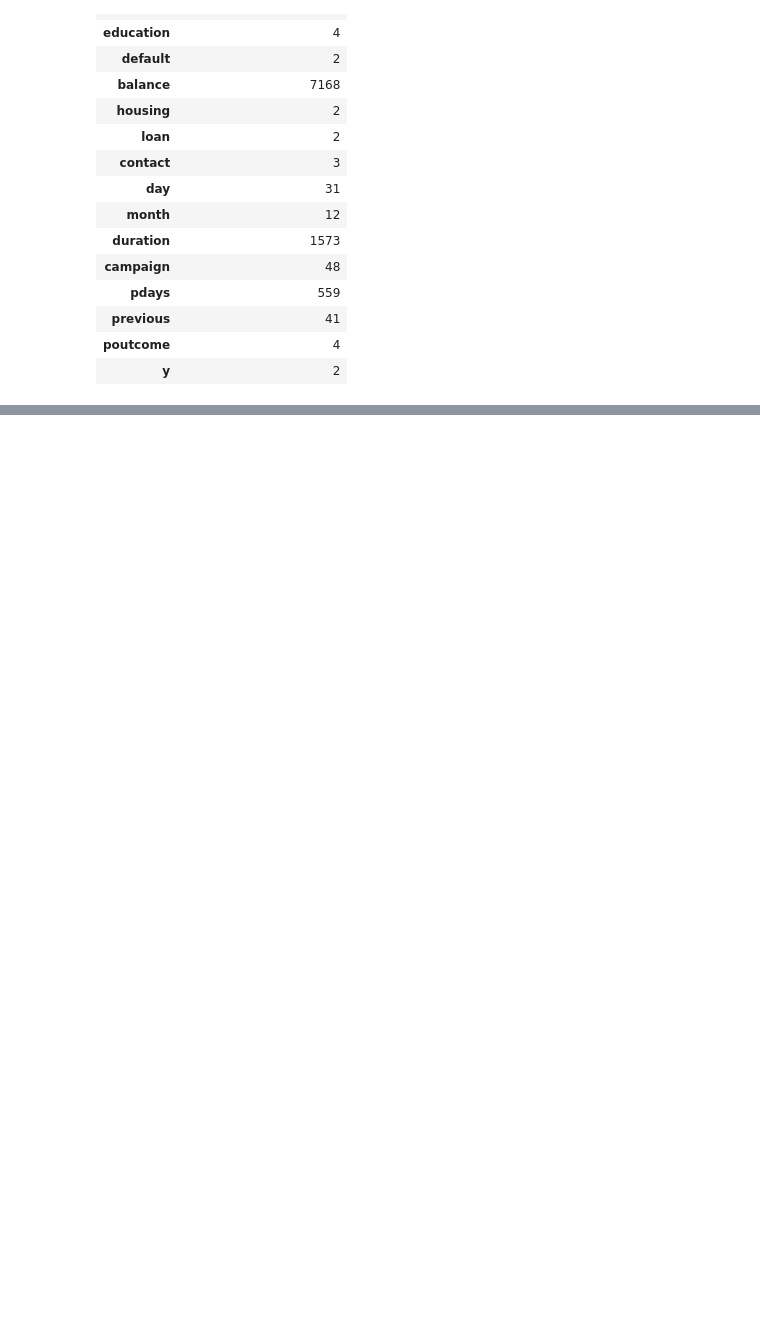
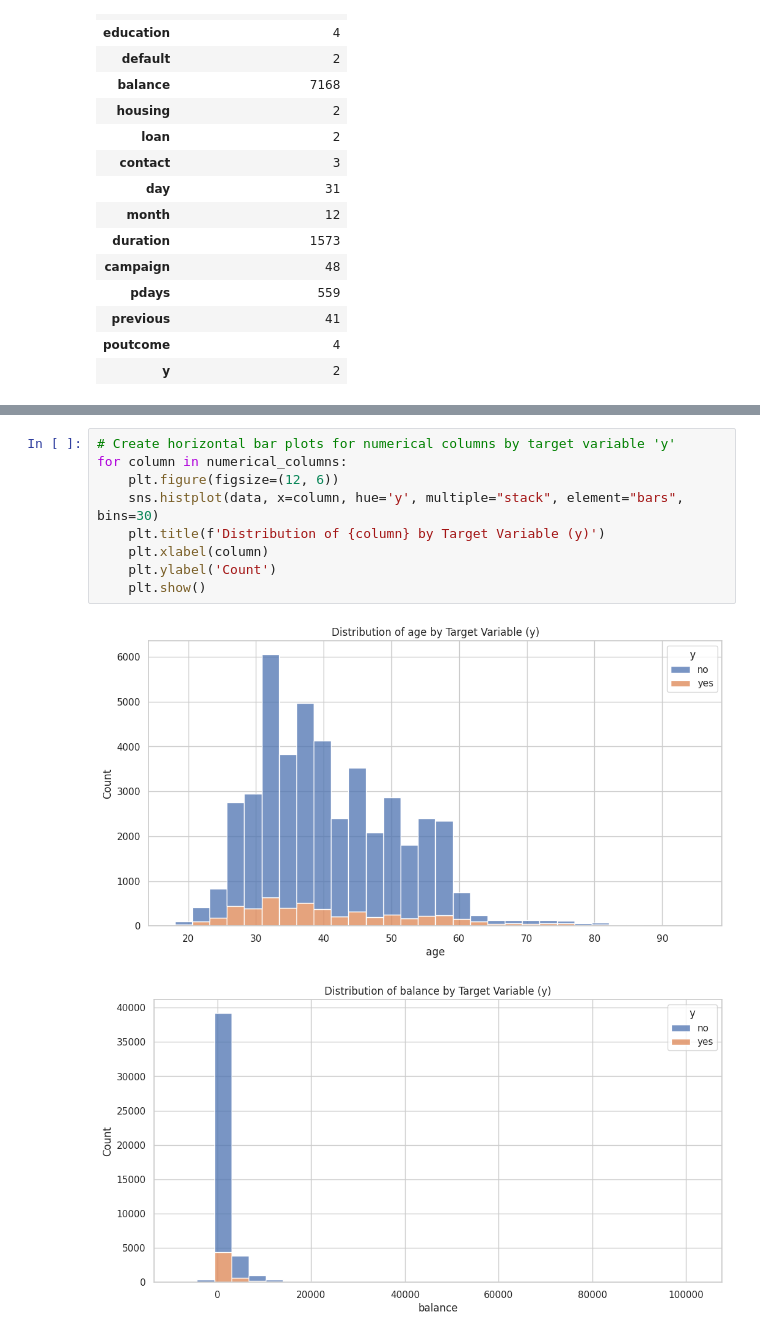
Before and after one commit to PrabhaviWKP/Machine-Learning, a Jupyter notebook: notebooks/2604CW.ipynb, the cells around one changed output, grey strips where cells are left out. Drawn from its saved outputs; the diff is of its cells as text; blank space fills up the shorter version.

```diff
--- a/notebooks/2604CW.ipynb
+++ b/notebooks/2604CW.ipynb
@@ -248,0 +240,12 @@ Name: count, dtype: object
+# %%
+# Create horizontal bar plots for numerical columns by target variable 'y'
+for column in numerical_columns:
+    plt.figure(figsize=(12, 6))
+    sns.histplot(data, x=column, hue='y', multiple="stack", element="bars", bins=30)
+    plt.title(f'Distribution of {column} by Target Variable (y)')
+    plt.xlabel(column)
+    plt.ylabel('Count')
+    plt.show()
+# %% [output]
+[figure, added]
+[figure, added]
```
Also changed, not shown: parts of 11 cells of this notebook.
